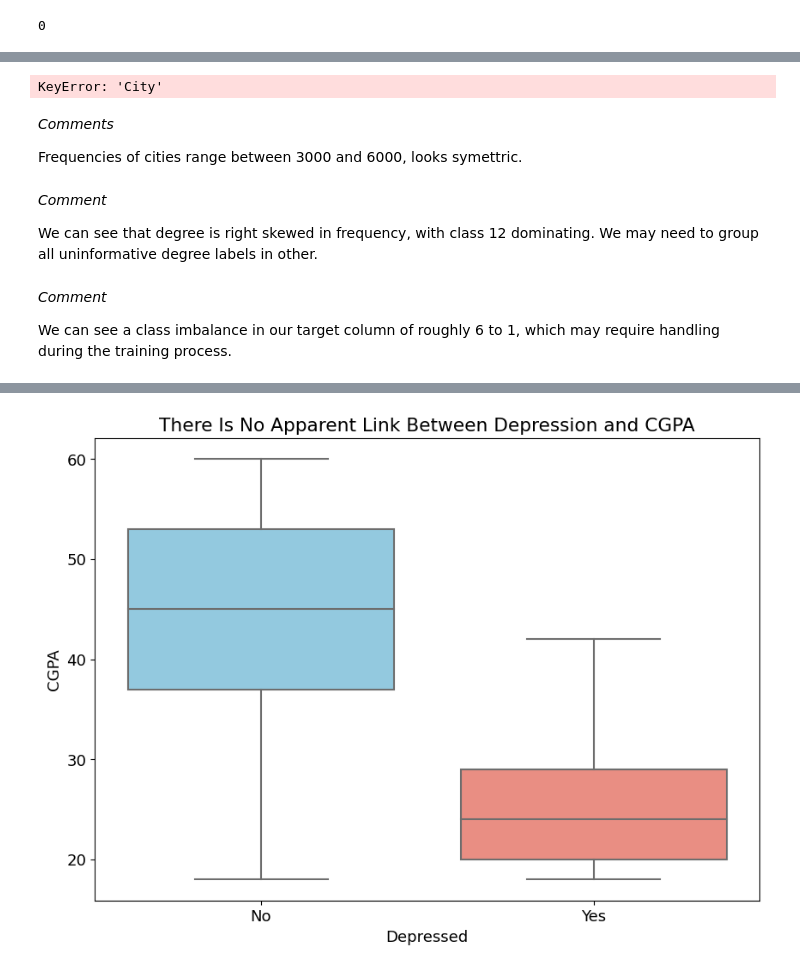
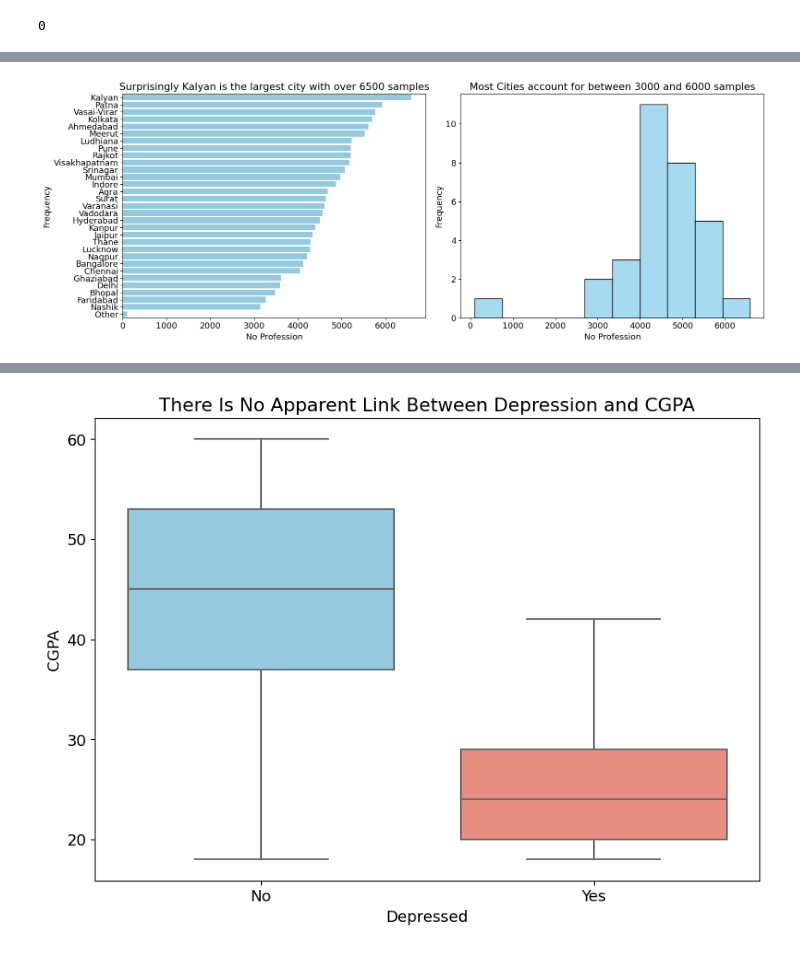
Before and after one commit to Joehmyers/mental-health-classification-experiment, a Jupyter notebook: kaggle_mental_health_competition.ipynb, the cells around one changed output, grey strips where cells are left out. Saved outputs shown, nothing was run; the diff lists cells and outputs as text; code cells hidden in the pictures.

```diff
--- a/kaggle_mental_health_competition.ipynb
+++ b/kaggle_mental_health_competition.ipynb
@@ -617,16 +612,24 @@ df["City"].value_counts().sort_values(ascending=True).plot(kind="hist")
-# %%
-df_train["City"].value_counts().plot(kind="bar")
-# %% [output]
-KeyError: 'City'
-# %% [markdown]
-*Comments*
-
-Frequencies of cities range between 3000 and 6000, looks symettric.
-# %% [markdown]
-*Comment*
-
-We can see that degree is right skewed in frequency, with class 12 dominating. We may need to group all uninformative degree labels in other.
-# %% [markdown]
-*Comment*
-
-We can see a class imbalance in our target column of roughly 6 to 1, which may require handling during the training process.
+# %%
+# Assuming df_train["city"] contains categorical data to analyze
+df = df_train["city"].value_counts().sort_values(ascending=False)
+
+# Create a figure with 1 row and 2 columns for subplots
+fig, axes = plt.subplots(1, 2, figsize=(16, 6))  # Adjust figsize as needed
+
+# First subplot: Barplot
+axes[0].set_title("Surprisingly Kalyan is the largest city with over 6500 samples")
+sns.barplot(y=df.index, x=df.values, palette=["skyblue"], ax=axes[0])
+axes[0].set_xlabel("No Profession")
+axes[0].set_ylabel("Frequency")
+
+# Second subplot: Histogram
+axes[1].set_title("Most Cities account for between 3000 and 6000 samples")
+sns.histplot(x=df.values, color="skyblue", ax=axes[1])
+axes[1].set_xlabel("No Profession")
+axes[1].set_ylabel("Frequency")
+
+# Adjust layout for clarity
+plt.tight_layout()
+plt.show()
+# %% [output]
+[figure, added]
```
Also changed, not shown: parts of 26 cells of this notebook.
